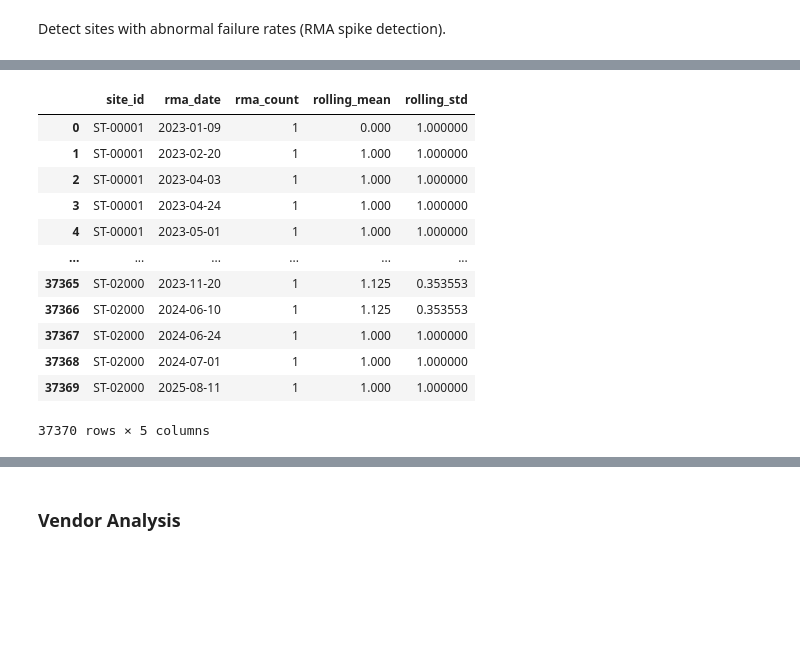
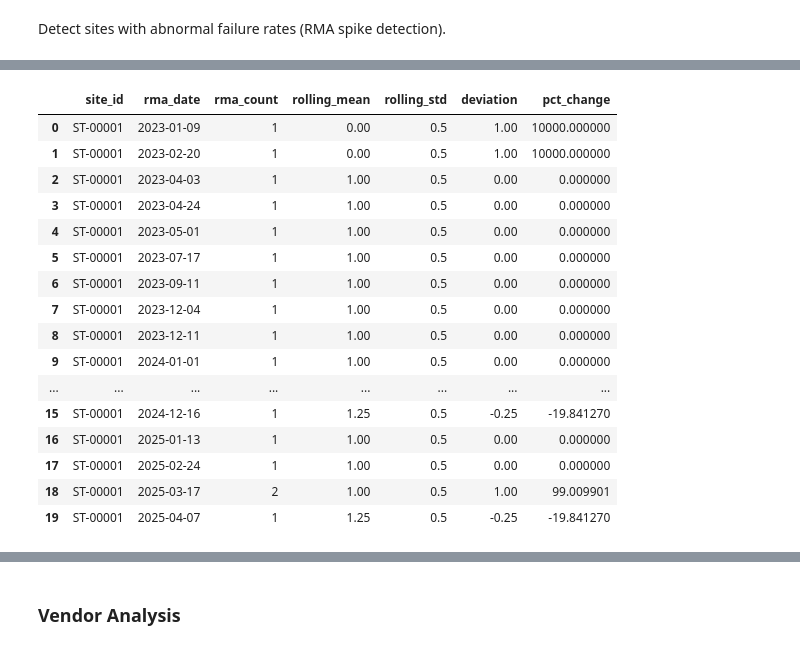
Before and after one commit to miskibin/task, a Jupyter notebook: research/rma_analysis.ipynb, the cells around one changed output, grey strips where cells are left out. Saved outputs shown, nothing was run; the diff lists cells and outputs as text; code cells hidden in the pictures; blank space fills up the shorter version.

```diff
--- a/research/rma_analysis.ipynb
+++ b/research/rma_analysis.ipynb
@@ -54,9 +115,8 @@ Detect sites with abnormal failure rates (RMA spike detection).
 # %%
+# STEP 1: Prepare time series data
 rma_df['rma_date'] = pd.to_datetime(rma_df['rma_date'])
 
-# 2. Aggregate: Create Weekly Time Series
-# ---------------------------------------
-# Group by Site and Week (W-MON = Weekly starting Monday)
+# Create weekly time series by site
 weekly_ts = (
     rma_df
     .groupby(['site_id', pd.Grouper(key='rma_date', freq='W-MON')])
@@ -64,5 +124,13 @@ weekly_ts = (
     .reset_index(name='rma_count')
     .sort_values(['site_id', 'rma_date'])
 )
-weekly_ts
+
+# Filter: Only keep sites with meaningful activity (at least 3 total RMAs in dataset)
+site_totals = weekly_ts.groupby('site_id')['rma_count'].sum()
+active_sites = site_totals[site_totals >= 3].index
+weekly_ts = weekly_ts[weekly_ts['site_id'].isin(active_sites)]
+
+print(f"Total sites with RMA activity: {len(site_totals)}")
+print(f"Sites with ≥3 RMAs (analysis subset): {len(active_sites)}")
+weekly_ts.head(10)
 # %% [output]
@@ -82,27 +150,49 @@ weekly_ts
 # %%
-grouped_rolling = weekly_ts.groupby('site_id')['rma_count'].rolling(window=8, min_periods=1)
+# STEP 2: Calculate Rolling Statistics (Historical Baseline)
+# Use 4-week lookback window, shifted by 1 week to avoid using current week in baseline
 
-# Calculate Mean and Std, shift by 1 to use *historical* data for the baseline
-weekly_ts['rolling_mean'] = weekly_ts.groupby('site_id')['rma_count'].shift(1).rolling(8, min_periods=1).mean().reset_index(0, drop=True)
-weekly_ts['rolling_std'] = weekly_ts.groupby('site_id')['rma_count'].shift(1).rolling(8, min_periods=1).std().reset_index(0, drop=True)
+weekly_ts['rolling_mean'] = (
+    weekly_ts.groupby('site_id')['rma_count']
+    .shift(1)  # Don't include current week
+    .rolling(window=4, min_periods=2)  # Need at least 2 weeks of history
+    .mean()
+    .reset_index(0, drop=True)
+)
 
-# Handle division by zero or NaN std (replace 0 with a small epsilon or 1)
-weekly_ts['rolling_std'] = weekly_ts['rolling_std'].fillna(1).replace(0, 1)
+weekly_ts['rolling_std'] = (
+    weekly_ts.groupby('site_id')['rma_count']
+    .shift(1)
+    .rolling(window=4, min_periods=2)
+    .std()
+    .reset_index(0, drop=True)
+)
+
+# Handle edge cases
+weekly_ts['rolling_std'] = weekly_ts['rolling_std'].fillna(0.5).replace(0, 0.5)  # Minimum std
 weekly_ts['rolling_mean'] = weekly_ts['rolling_mean'].fillna(0)
 
-weekly_ts
+# Add useful context metrics
+weekly_ts['deviation'] = weekly_ts['rma_count'] - weekly_ts['rolling_mean']
+weekly_ts['pct_change'] = ((weekly_ts['rma_count'] - weekly_ts['rolling_mean']) /
+                            (weekly_ts['rolling_mean'] + 0.01)) * 100  # Avoid div by zero
+
+weekly_ts[['site_id', 'rma_date', 'rma_count', 'rolling_mean', 'rolling_std', 'deviation', 'pct_change']].head(20)
 # %% [output]
-|  | site_id | rma_date | rma_count | rolling_mean | rolling_std |
-| 0 | ST-00001 | 2023-01-09 | 1 | 0.000 | 1.000000 |
-| 1 | ST-00001 | 2023-02-20 | 1 | 1.000 | 1.000000 |
-| 2 | ST-00001 | 2023-04-03 | 1 | 1.000 | 1.000000 |
-| 3 | ST-00001 | 2023-04-24 | 1 | 1.000 | 1.000000 |
-| 4 | ST-00001 | 2023-05-01 | 1 | 1.000 | 1.000000 |
-| ... | ... | ... | ... | ... | ... |
-| 37365 | ST-02000 | 2023-11-20 | 1 | 1.125 | 0.353553 |
-| 37366 | ST-02000 | 2024-06-10 | 1 | 1.125 | 0.353553 |
-| 37367 | ST-02000 | 2024-06-24 | 1 | 1.000 | 1.000000 |
-| 37368 | ST-02000 | 2024-07-01 | 1 | 1.000 | 1.000000 |
-| 37369 | ST-02000 | 2025-08-11 | 1 | 1.000 | 1.000000 |
+|  | site_id | rma_date | rma_count | rolling_mean | rolling_std | deviation | pct_change |
+| 0 | ST-00001 | 2023-01-09 | 1 | 0.00 | 0.5 | 1.00 | 10000.000000 |
+| 1 | ST-00001 | 2023-02-20 | 1 | 0.00 | 0.5 | 1.00 | 10000.000000 |
+| 2 | ST-00001 | 2023-04-03 | 1 | 1.00 | 0.5 | 0.00 | 0.000000 |
+| 3 | ST-00001 | 2023-04-24 | 1 | 1.00 | 0.5 | 0.00 | 0.000000 |
+| 4 | ST-00001 | 2023-05-01 | 1 | 1.00 | 0.5 | 0.00 | 0.000000 |
+| 5 | ST-00001 | 2023-07-17 | 1 | 1.00 | 0.5 | 0.00 | 0.000000 |
+| 6 | ST-00001 | 2023-09-11 | 1 | 1.00 | 0.5 | 0.00 | 0.000000 |
+| 7 | ST-00001 | 2023-12-04 | 1 | 1.00 | 0.5 | 0.00 | 0.000000 |
+| 8 | ST-00001 | 2023-12-11 | 1 | 1.00 | 0.5 | 0.00 | 0.000000 |
+| 9 | ST-00001 | 2024-01-01 | 1 | 1.00 | 0.5 | 0.00 | 0.000000 |
+| ... | ... | ... | ... | ... | ... | ... | ... |
+| 15 | ST-00001 | 2024-12-16 | 1 | 1.25 | 0.5 | -0.25 | -19.841270 |
+| 16 | ST-00001 | 2025-01-13 | 1 | 1.00 | 0.5 | 0.00 | 0.000000 |
+| 17 | ST-00001 | 2025-02-24 | 1 | 1.00 | 0.5 | 0.00 | 0.000000 |
+| 18 | ST-00001 | 2025-03-17 | 2 | 1.00 | 0.5 | 1.00 | 99.009901 |
+| 19 | ST-00001 | 2025-04-07 | 1 | 1.25 | 0.5 | -0.25 | -19.841270 |
-37370 rows × 5 columns
 # %%
```
Also changed, not shown: parts of 16 cells of this notebook, 13 other files.
